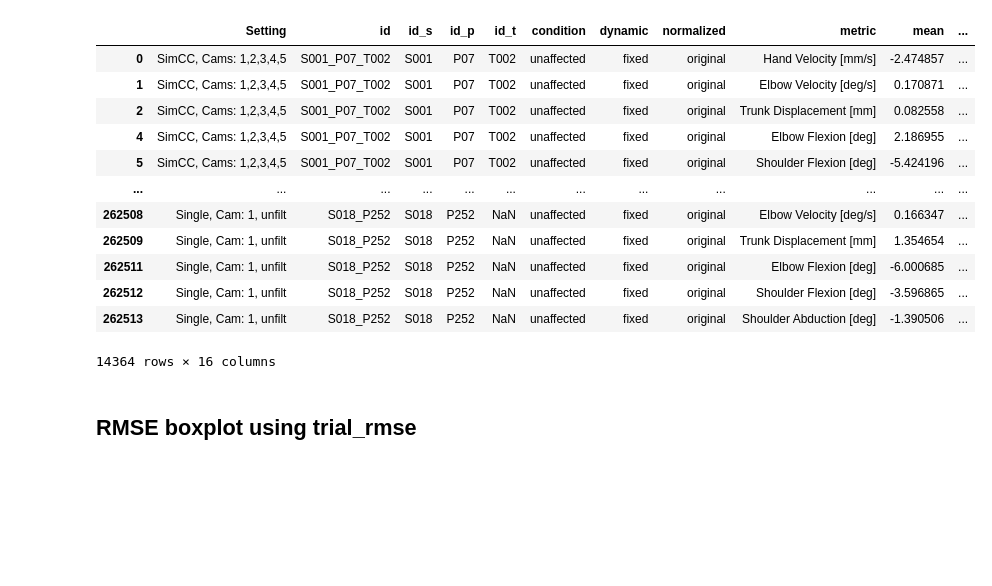
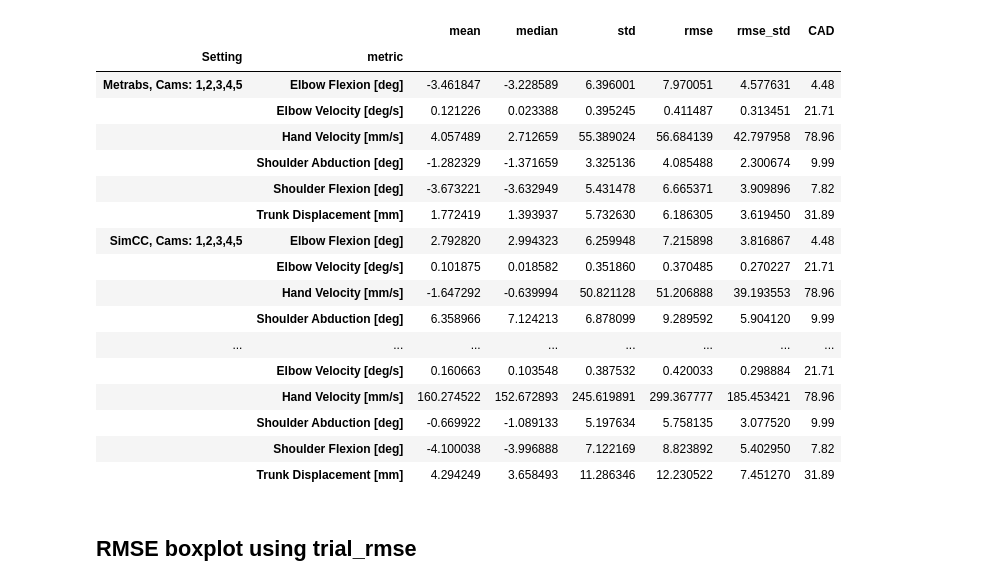
Before and after one commit to j-ullrich/iDrink_MMC_validation, a Jupyter notebook: src/notebooks/error_analysis_for _thesis.ipynb, the cells around one changed output. Cells and saved outputs as stored; diff of their text form; code cells hidden in the pictures; blank space fills up the shorter version.

```diff
--- a/src/notebooks/error_analysis_for _thesis.ipynb
+++ b/src/notebooks/error_analysis_for _thesis.ipynb
@@ -82,21 +82,26 @@ dir_out_setting = os.path.join(root_stat, '01_continuous', '02_plots', '06_rmse'
 for d in [dir_out_trial, dir_out_patient, dir_out_setting]:
     os.makedirs(d, exist_ok=True)
 # %%
-df_ts_error
+df_ts_error.groupby(['Setting', 'metric']).median(numeric_only = True)
 # %% [output]
-|  | Setting | id | id_s | id_p | id_t | condition | dynamic | normalized | metric | mean | ... |
-| 0 | SimCC, Cams: 1,2,3,4,5 | S001_P07_T002 | S001 | P07 | T002 | unaffected | fixed | original | Hand Velocity [mm/s] | -2.474857 | ... |
-| 1 | SimCC, Cams: 1,2,3,4,5 | S001_P07_T002 | S001 | P07 | T002 | unaffected | fixed | original | Elbow Velocity [deg/s] | 0.170871 | ... |
-| 2 | SimCC, Cams: 1,2,3,4,5 | S001_P07_T002 | S001 | P07 | T002 | unaffected | fixed | original | Trunk Displacement [mm] | 0.082558 | ... |
-| 4 | SimCC, Cams: 1,2,3,4,5 | S001_P07_T002 | S001 | P07 | T002 | unaffected | fixed | original | Elbow Flexion [deg] | 2.186955 | ... |
-| 5 | SimCC, Cams: 1,2,3,4,5 | S001_P07_T002 | S001 | P07 | T002 | unaffected | fixed | original | Shoulder Flexion [deg] | -5.424196 | ... |
-| ... | ... | ... | ... | ... | ... | ... | ... | ... | ... | ... | ... |
-| 262508 | Single, Cam: 1, unfilt | S018_P252 | S018 | P252 | NaN | unaffected | fixed | original | Elbow Velocity [deg/s] | 0.166347 | ... |
-| 262509 | Single, Cam: 1, unfilt | S018_P252 | S018 | P252 | NaN | unaffected | fixed | original | Trunk Displacement [mm] | 1.354654 | ... |
-| 262511 | Single, Cam: 1, unfilt | S018_P252 | S018 | P252 | NaN | unaffected | fixed | original | Elbow Flexion [deg] | -6.000685 | ... |
-| 262512 | Single, Cam: 1, unfilt | S018_P252 | S018 | P252 | NaN | unaffected | fixed | original | Shoulder Flexion [deg] | -3.596865 | ... |
-| 262513 | Single, Cam: 1, unfilt | S018_P252 | S018 | P252 | NaN | unaffected | fixed | original | Shoulder Abduction [deg] | -1.390506 | ... |
+|  |  | mean | median | std | rmse | rmse_std | CAD |
+| Setting | metric |  |  |  |  |  |  |
+| Metrabs, Cams: 1,2,3,4,5 | Elbow Flexion [deg] | -3.461847 | -3.228589 | 6.396001 | 7.970051 | 4.577631 | 4.48 |
+|  | Elbow Velocity [deg/s] | 0.121226 | 0.023388 | 0.395245 | 0.411487 | 0.313451 | 21.71 |
+|  | Hand Velocity [mm/s] | 4.057489 | 2.712659 | 55.389024 | 56.684139 | 42.797958 | 78.96 |
+|  | Shoulder Abduction [deg] | -1.282329 | -1.371659 | 3.325136 | 4.085488 | 2.300674 | 9.99 |
+|  | Shoulder Flexion [deg] | -3.673221 | -3.632949 | 5.431478 | 6.665371 | 3.909896 | 7.82 |
+|  | Trunk Displacement [mm] | 1.772419 | 1.393937 | 5.732630 | 6.186305 | 3.619450 | 31.89 |
+| SimCC, Cams: 1,2,3,4,5 | Elbow Flexion [deg] | 2.792820 | 2.994323 | 6.259948 | 7.215898 | 3.816867 | 4.48 |
+|  | Elbow Velocity [deg/s] | 0.101875 | 0.018582 | 0.351860 | 0.370485 | 0.270227 | 21.71 |
+|  | Hand Velocity [mm/s] | -1.647292 | -0.639994 | 50.821128 | 51.206888 | 39.193553 | 78.96 |
+|  | Shoulder Abduction [deg] | 6.358966 | 7.124213 | 6.878099 | 9.289592 | 5.904120 | 9.99 |
+| ... | ... | ... | ... | ... | ... | ... | ... |
+|  | Elbow Velocity [deg/s] | 0.160663 | 0.103548 | 0.387532 | 0.420033 | 0.298884 | 21.71 |
+|  | Hand Velocity [mm/s] | 160.274522 | 152.672893 | 245.619891 | 299.367777 | 185.453421 | 78.96 |
+|  | Shoulder Abduction [deg] | -0.669922 | -1.089133 | 5.197634 | 5.758135 | 3.077520 | 9.99 |
+|  | Shoulder Flexion [deg] | -4.100038 | -3.996888 | 7.122169 | 8.823892 | 5.402950 | 7.82 |
+|  | Trunk Displacement [mm] | 4.294249 | 3.658493 | 11.286346 | 12.230522 | 7.451270 | 31.89 |
-14364 rows × 16 columns
 # %%
 def prepare_df_ts_error_for_plot(df, mode='t'):
     df_new = df.copy()
```
Also changed, not shown: parts of 2 cells of this notebook, 6 other files.
